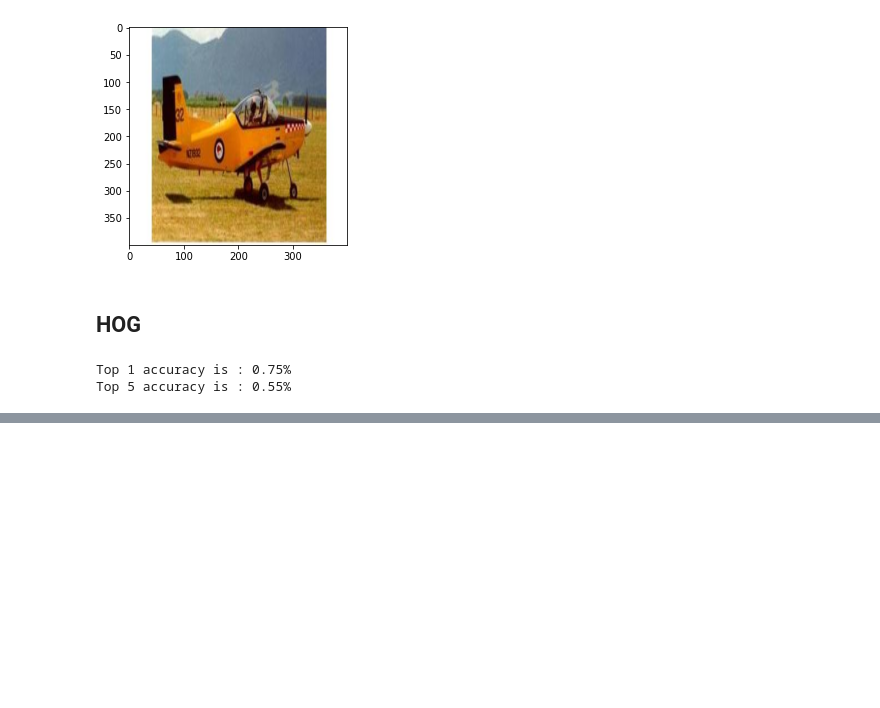
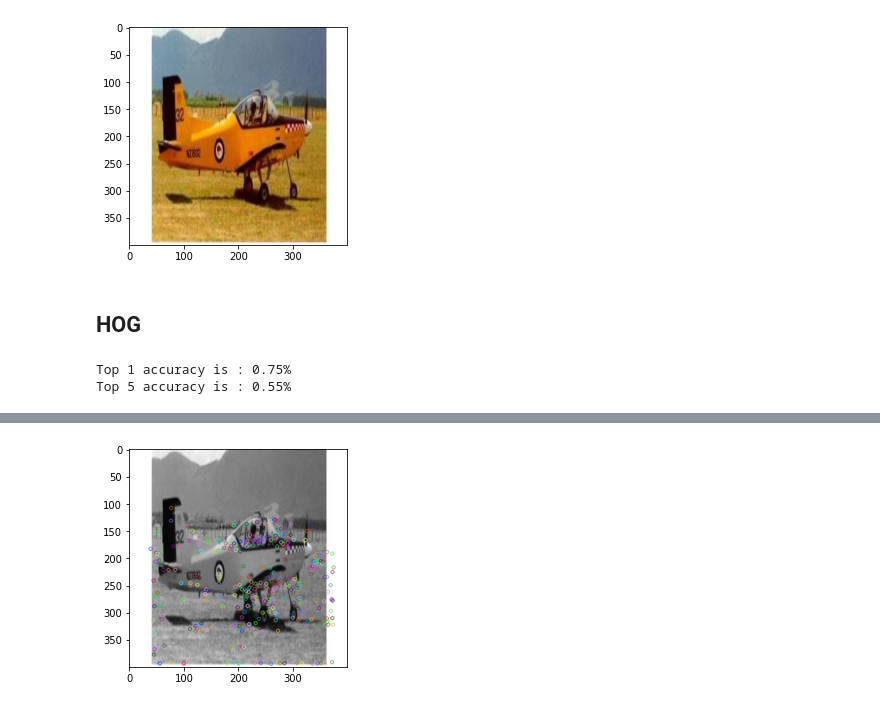
Before and after one commit to savoiepe/labs_computer_vision, a Jupyter notebook: TP1/TP1_code.ipynb, the cells around one changed output, grey strips where cells are left out. Cells and saved outputs as stored; diff of their text form; code cells hidden in the pictures; blank space fills up the shorter version.

```diff
--- a/TP1/TP1_code.ipynb
+++ b/TP1/TP1_code.ipynb
@@ -101,0 +136,7 @@ for current_row in range(8):
+# %%
+img2 = cv2.drawKeypoints(gray, kp, query2)
+plt.figure()
+plt.imshow(img)
+plt.show()
+# %% [output]
+[figure, added]
```
Also changed, not shown: parts of 16 cells of this notebook.
